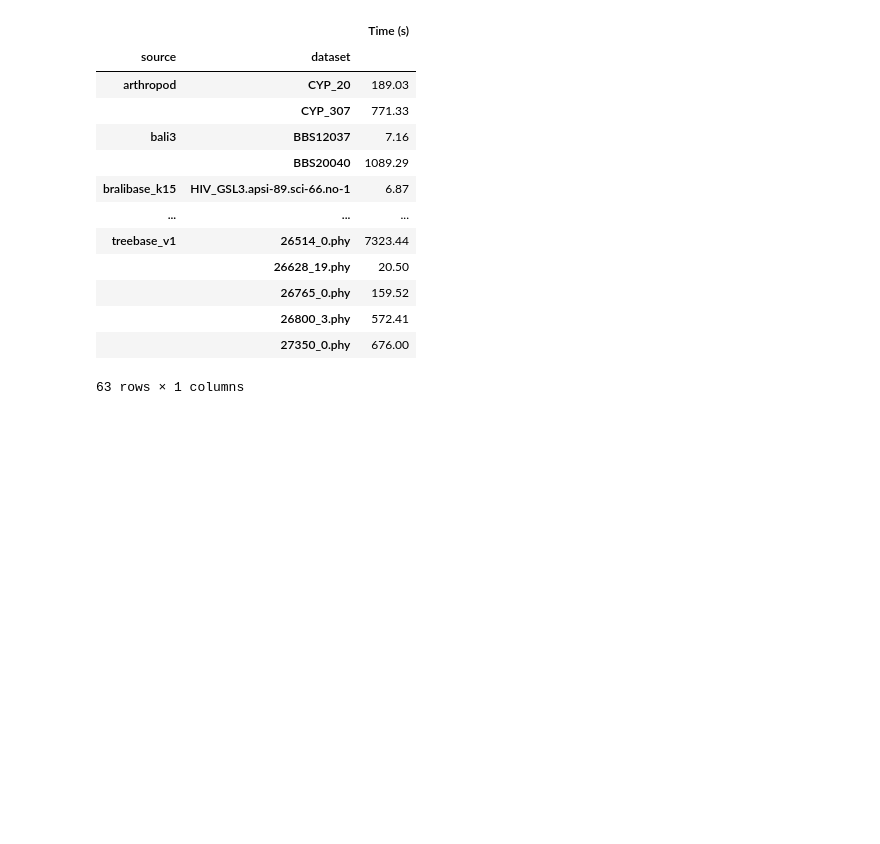
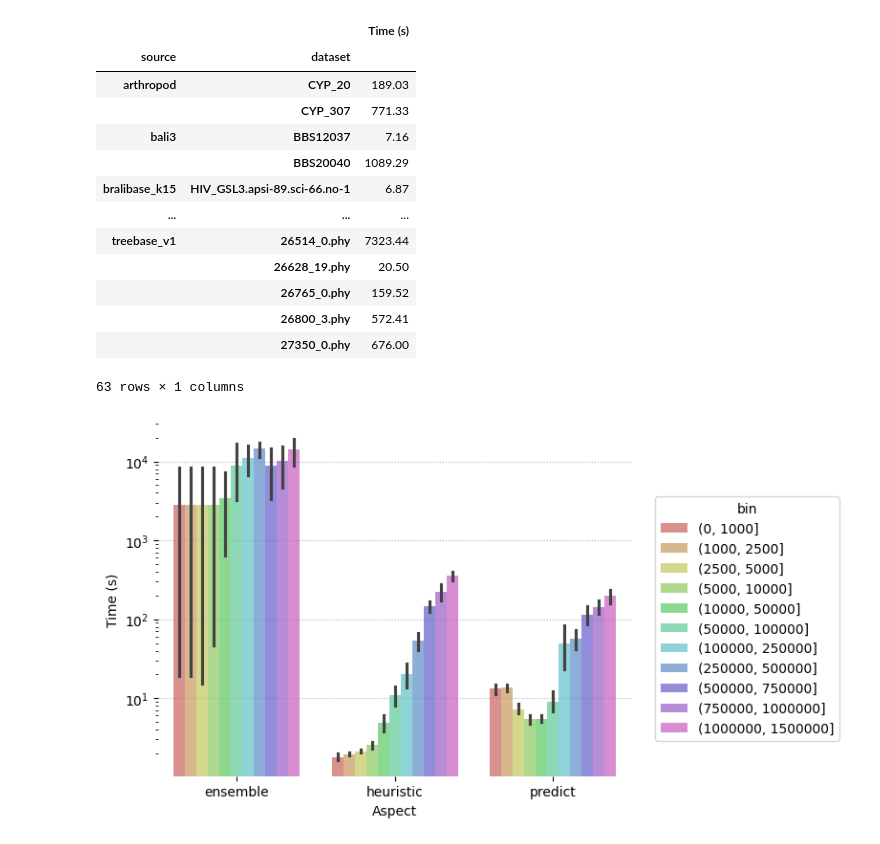
Before and after one commit to MaBody/aldiscore, a Jupyter notebook: notebooks/misc/runtime_results.ipynb, the cells around one changed output. Cells and saved outputs as stored; diff of their text form; code cells hidden in the pictures; blank space fills up the shorter version.

```diff
--- a/notebooks/misc/runtime_results.ipynb
+++ b/notebooks/misc/runtime_results.ipynb
@@ -328,0 +371,19 @@ tRNA.apsi-42.sci-138.no-1       6     6         6
+# %%
+ax = sn.barplot(
+    perf_df,
+    x="Aspect",
+    y="Time (s)",
+    hue="bin",
+    zorder=2,
+    palette=sn.color_palette("hls", 12),
+    alpha=0.75,
+)
+plt.yscale("log")
+sn.move_legend(ax, loc=(1.05, 0.1))
+ax.grid(linestyle=":", axis="y")
+ax.spines["top"].set_visible(False)
+ax.spines["right"].set_visible(False)
+ax.spines["left"].set_visible(False)
+ax.spines["bottom"].set_visible(False)
+# %% [output]
+[figure, added]
```
Also changed, not shown: parts of 4 cells of this notebook, 1 other file.
